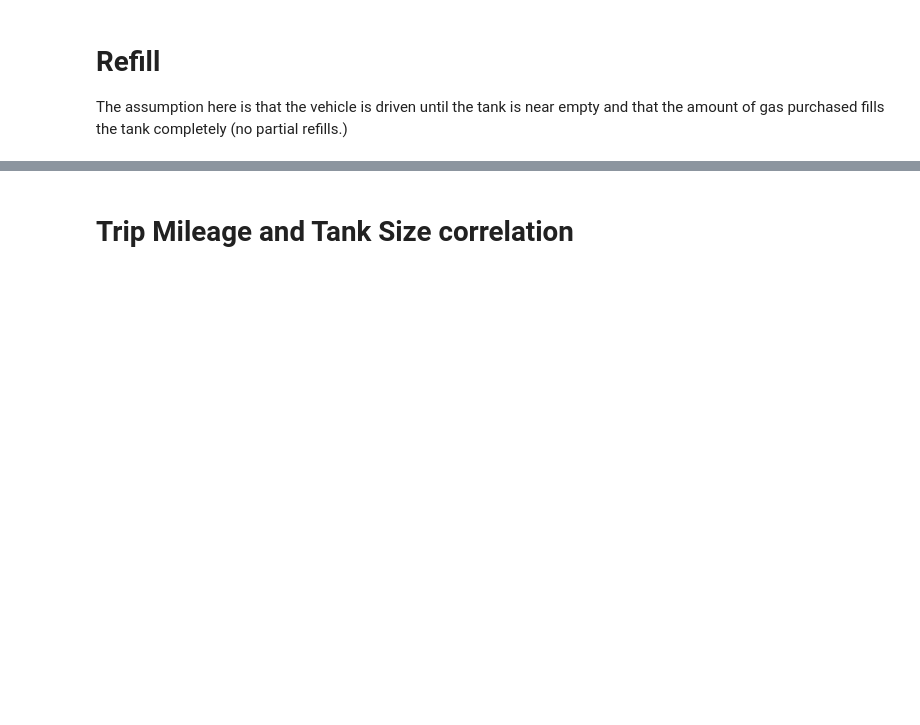
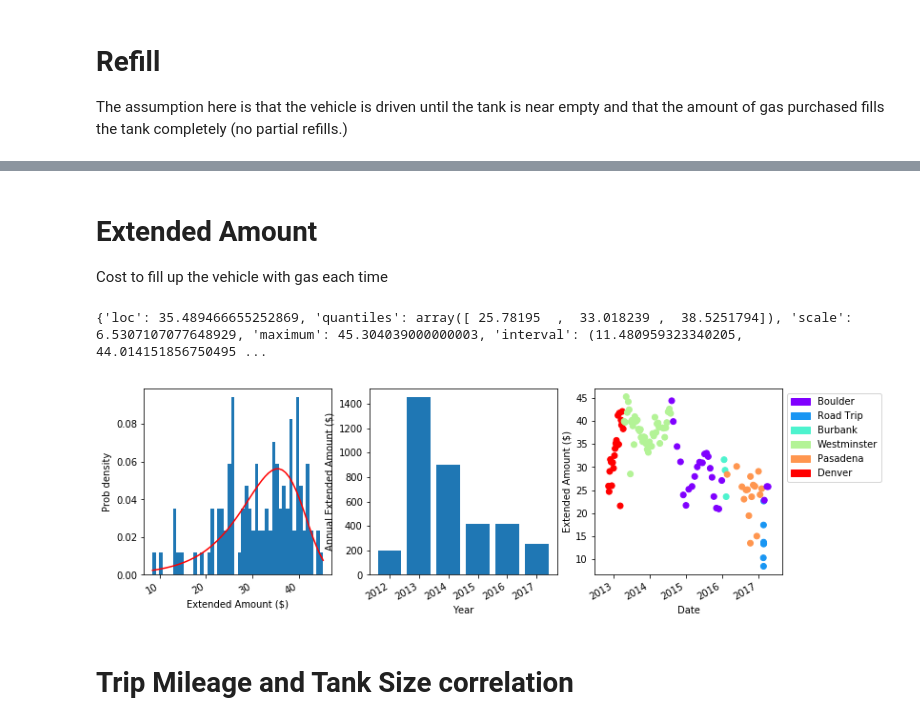
Before and after one commit to lewellen/carLog, a Jupyter notebook: exploratoryAnalysis.ipynb, the cells around one changed output, grey strips where cells are left out. Cells and saved outputs as stored; diff of their text form; code cells hidden in the pictures; blank space fills up the shorter version.

```diff
--- a/exploratoryAnalysis.ipynb
+++ b/exploratoryAnalysis.ipynb
@@ -137,3 +89,35 @@ Maximum:  12.274
+# %% [markdown]
+# Extended Amount
+Cost to fill up the vehicle with gas each time
+# %%
+params = est.getParameters(data.extendedAmounts)
+dateBins, annualEA = summary.groupByYear(data.fromDates, data.extendedAmounts)
+print params
+
+f, axes = plot.subplots(1, 3)
+f.autofmt_xdate()
+f.set_size_inches(12, 4)
+
+binValues, bins, patches = axes[0].hist(data.extendedAmounts, bins=50, normed=True)
+Y = est.getPdf(data.extendedAmounts, bins)
+axes[0].plot(bins, Y, c='r')
+axes[0].set_xlabel("Extended Amount ($)")
+axes[0].set_ylabel("Prob density")
+
+axes[1].bar(dateBins, map(lambda x : annualEA[x], dateBins))
+axes[1].set_xlabel("Year")
+axes[1].set_ylabel("Annual Extended Amount ($)")
+axes[1].set_xticks(dateBins)
+
+axes[2].scatter(data.fromDates, data.extendedAmounts, c = colors)
+axes[2].set_xlabel("Date")
+axes[2].set_ylabel("Extended Amount ($)")
+axes[2].legend(bbox_to_anchor=(1, 1), handles=destinationHandles)
+
+plot.show()
+# %% [output]
+{'loc': 35.489466655252869, 'quantiles': array([ 25.78195  ,  33.018239 ,  38.5251794]), 'scale': 6.5307107077648929, 'maximum': 45.304039000000003, 'interval': (11.480959323340205, 44.014151856750495 ...
+[figure, added]
 # %% [markdown]
 # Trip Mileage and Tank Size correlation
 # %%
```
Also changed, not shown: parts of 17 cells of this notebook, 1 other file.
